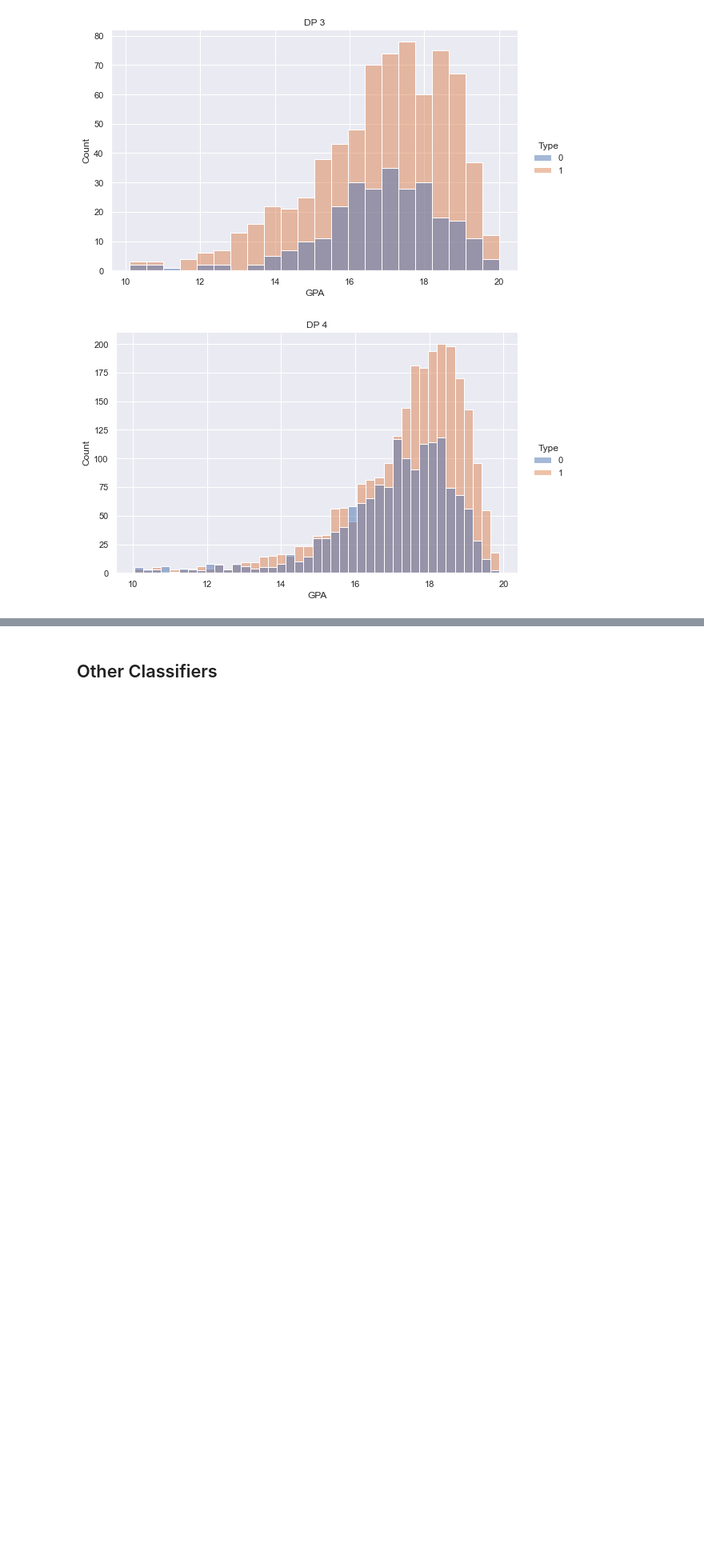
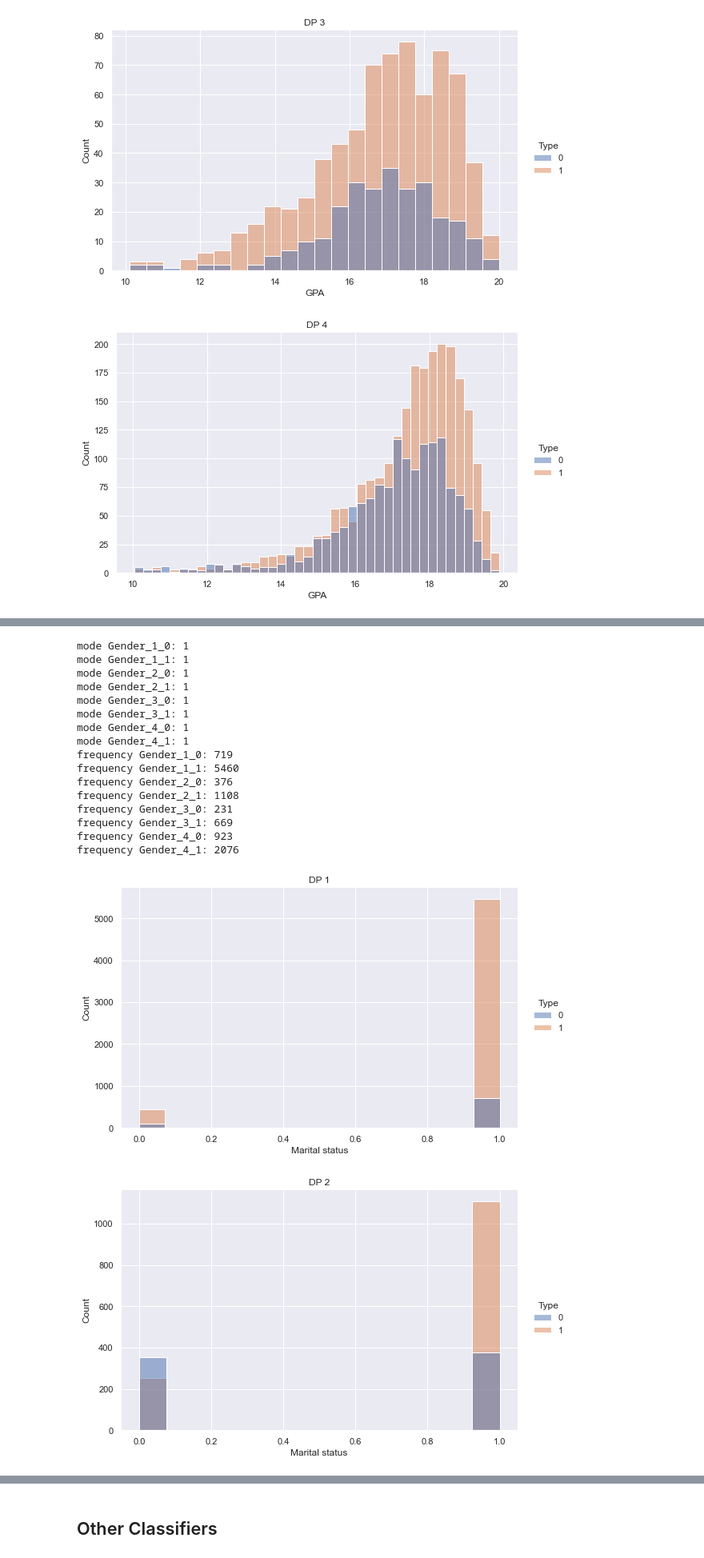
Before and after one commit to mghasemi19/ML_EconEduc, a Jupyter notebook: Type_classification.ipynb, the cells around one changed output, grey strips where cells are left out. Shown at 80% size. Drawn from its saved outputs; the diff is of its cells as text; code cells hidden in the pictures; blank space fills up the shorter version.

Commit message:
Add more plots

```diff
--- a/Type_classification.ipynb
+++ b/Type_classification.ipynb
@@ -1928,0 +1932,64 @@ frequency Gender_4_1: 1216
+# %%
+plot_1 = sns.displot(DP_1, x= 'Marital status', hue=DP_1['Type'], kde=False, height=5, aspect=1.6)
+plot_1.set(title = "DP 1")
+plot_2 = sns.displot(DP_2, x= 'Marital status', hue=DP_2['Type'], kde=False, height=5, aspect=1.6)
+plot_2.set(title = "DP 2")
+plot_2 = sns.displot(DP_3, x= 'Marital status', hue=DP_3['Type'], kde=False, height=5, aspect=1.6)
+plot_2.set(title = "DP 3")
+plot_2 = sns.displot(DP_4, x= 'Marital status', hue=DP_4['Type'], kde=False, height=5, aspect=1.6)
+plot_2.set(title = "DP 4")
+
+GPA_1_0 = df_GPA[(df_GPA['Department']==1) & (df_GPA['Type']==0)]['Marital status']
+GPA_1_1 = df_GPA[(df_GPA['Department']==1) & (df_GPA['Type']==1)]['Marital status']
+GPA_2_0 = df_GPA[(df_GPA['Department']==2) & (df_GPA['Type']==0)]['Marital status']
+GPA_2_1 = df_GPA[(df_GPA['Department']==2) & (df_GPA['Type']==1)]['Marital status']
+GPA_3_0 = df_GPA[(df_GPA['Department']==3) & (df_GPA['Type']==0)]['Marital status']
+GPA_3_1 = df_GPA[(df_GPA['Department']==3) & (df_GPA['Type']==1)]['Marital status']
+GPA_4_0 = df_GPA[(df_GPA['Department']==4) & (df_GPA['Type']==0)]['Marital status']
+GPA_4_1 = df_GPA[(df_GPA['Department']==4) & (df_GPA['Type']==1)]['Marital status']
+
+print(f'mode Gender_1_0: {GPA_1_0.mode().iloc[0]}')
+print(f'mode Gender_1_1: {GPA_1_1.mode().iloc[0]}')
+print(f'mode Gender_2_0: {GPA_2_0.mode().iloc[0]}')
+print(f'mode Gender_2_1: {GPA_2_1.mode().iloc[0]}')
+print(f'mode Gender_3_0: {GPA_3_0.mode().iloc[0]}')
+print(f'mode Gender_3_1: {GPA_3_1.mode().iloc[0]}')
+print(f'mode Gender_4_0: {GPA_4_0.mode().iloc[0]}')
+print(f'mode Gender_4_1: {GPA_4_1.mode().iloc[0]}')
+
+mode_GPA_1_0 = df_GPA[(df_GPA['Department']==1) & (df_GPA['Type']==0) & (df_GPA['Marital status']==1)].shape[0]
+mode_GPA_1_1 = df_GPA[(df_GPA['Department']==1) & (df_GPA['Type']==1) & (df_GPA['Marital status']==1)].shape[0]
+mode_GPA_2_0 = df_GPA[(df_GPA['Department']==2) & (df_GPA['Type']==0) & (df_GPA['Marital status']==1)].shape[0]
+mode_GPA_2_1 = df_GPA[(df_GPA['Department']==2) & (df_GPA['Type']==1) & (df_GPA['Marital status']==1)].shape[0]
+mode_GPA_3_0 = df_GPA[(df_GPA['Department']==3) & (df_GPA['Type']==0) & (df_GPA['Marital status']==1)].shape[0]
+mode_GPA_3_1 = df_GPA[(df_GPA['Department']==3) & (df_GPA['Type']==1) & (df_GPA['Marital status']==1)].shape[0]
+mode_GPA_4_0 = df_GPA[(df_GPA['Department']==4) & (df_GPA['Type']==0) & (df_GPA['Marital status']==1)].shape[0]
+mode_GPA_4_1 = df_GPA[(df_GPA['Department']==4) & (df_GPA['Type']==1) & (df_GPA['Marital status']==1)].shape[0]
+
+print(f'frequency Gender_1_0: {mode_GPA_1_0}')
+print(f'frequency Gender_1_1: {mode_GPA_1_1}')
+print(f'frequency Gender_2_0: {mode_GPA_2_0}')
+print(f'frequency Gender_2_1: {mode_GPA_2_1}')
+print(f'frequency Gender_3_0: {mode_GPA_3_0}')
+print(f'frequency Gender_3_1: {mode_GPA_3_1}')
+print(f'frequency Gender_4_0: {mode_GPA_4_0}')
+print(f'frequency Gender_4_1: {mode_GPA_4_1}')
+# %% [output]
+mode Gender_1_0: 1
+mode Gender_1_1: 1
+mode Gender_2_0: 1
+mode Gender_2_1: 1
+mode Gender_3_0: 1
+mode Gender_3_1: 1
+mode Gender_4_0: 1
+mode Gender_4_1: 1
+frequency Gender_1_0: 719
+frequency Gender_1_1: 5460
+frequency Gender_2_0: 376
+frequency Gender_2_1: 1108
+frequency Gender_3_0: 231
+frequency Gender_3_1: 669
+frequency Gender_4_0: 923
+frequency Gender_4_1: 2076
+[figure, added]
+[figure, added]
```
Also changed, not shown: parts of 3 cells of this notebook.
